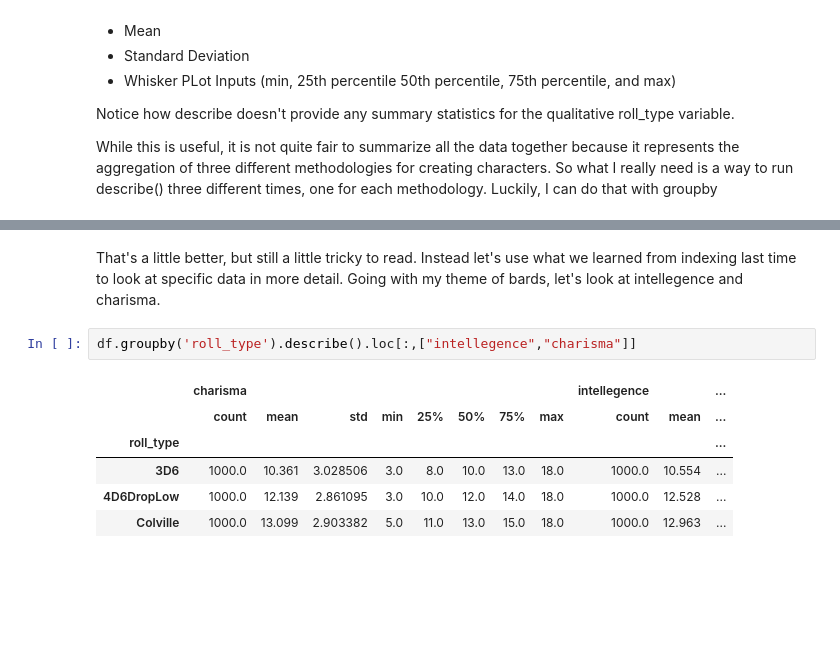
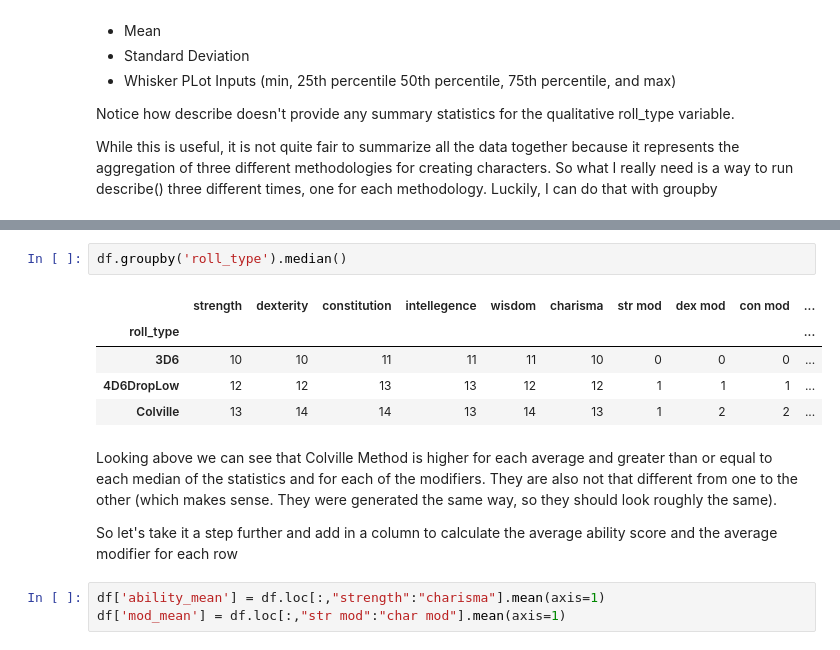
Before and after one commit to JohnErnestBonanno/5E_Stat_Gen, a Jupyter notebook: BlogPost2_EDA.ipynb, the cells around one changed output, grey strips where cells are left out. Cells and saved outputs as stored; diff of their text form; blank space fills up the shorter version.

Commit message:
Explore groupby & describe

```diff
--- a/BlogPost2_EDA.ipynb
+++ b/BlogPost2_EDA.ipynb
@@ -82,11 +76,15 @@ Length: 288, dtype: float64
-# %% [markdown]
-That's a little better, but still a little tricky to read.  Instead let's use what we learned from indexing last time to look at specific data in more detail.  Going with my theme of bards, let's look at intellegence and charisma.
 # %%
-df.groupby('roll_type').describe().loc[:,["intellegence","charisma"]]
+df.groupby('roll_type').median()
 # %% [output]
-|  | charisma |  |  |  |  |  |  |  | intellegence |  | ... |
-|  | count | mean | std | min | 25% | 50% | 75% | max | count | mean | ... |
-| roll_type |  |  |  |  |  |  |  |  |  |  | ... |
-| 3D6 | 1000.0 | 10.361 | 3.028506 | 3.0 | 8.0 | 10.0 | 13.0 | 18.0 | 1000.0 | 10.554 | ... |
-| 4D6DropLow | 1000.0 | 12.139 | 2.861095 | 3.0 | 10.0 | 12.0 | 14.0 | 18.0 | 1000.0 | 12.528 | ... |
-| Colville | 1000.0 | 13.099 | 2.903382 | 5.0 | 11.0 | 13.0 | 15.0 | 18.0 | 1000.0 | 12.963 | ... |
+|  | strength | dexterity | constitution | intellegence | wisdom | charisma | str mod | dex mod | con mod | ... |
+| roll_type |  |  |  |  |  |  |  |  |  | ... |
+| 3D6 | 10 | 10 | 11 | 11 | 11 | 10 | 0 | 0 | 0 | ... |
+| 4D6DropLow | 12 | 12 | 13 | 13 | 12 | 12 | 1 | 1 | 1 | ... |
+| Colville | 13 | 14 | 14 | 13 | 14 | 13 | 1 | 2 | 2 | ... |
+# %% [markdown]
+Looking above we can see that Colville Method is higher for each average and greater than or equal to each median of the statistics and for each of the modifiers.  They are also not that different from one to the other (which makes sense.  They were generated the same way, so they should look roughly the same).
+
+So let's take it a step further and add in a column to calculate the average ability score and the average modifier for each row
+# %%
+df['ability_mean'] = df.loc[:,"strength":"charisma"].mean(axis=1)
+df['mod_mean'] = df.loc[:,"str mod":"char mod"].mean(axis=1)
```
Also changed, not shown: parts of 6 cells of this notebook.
